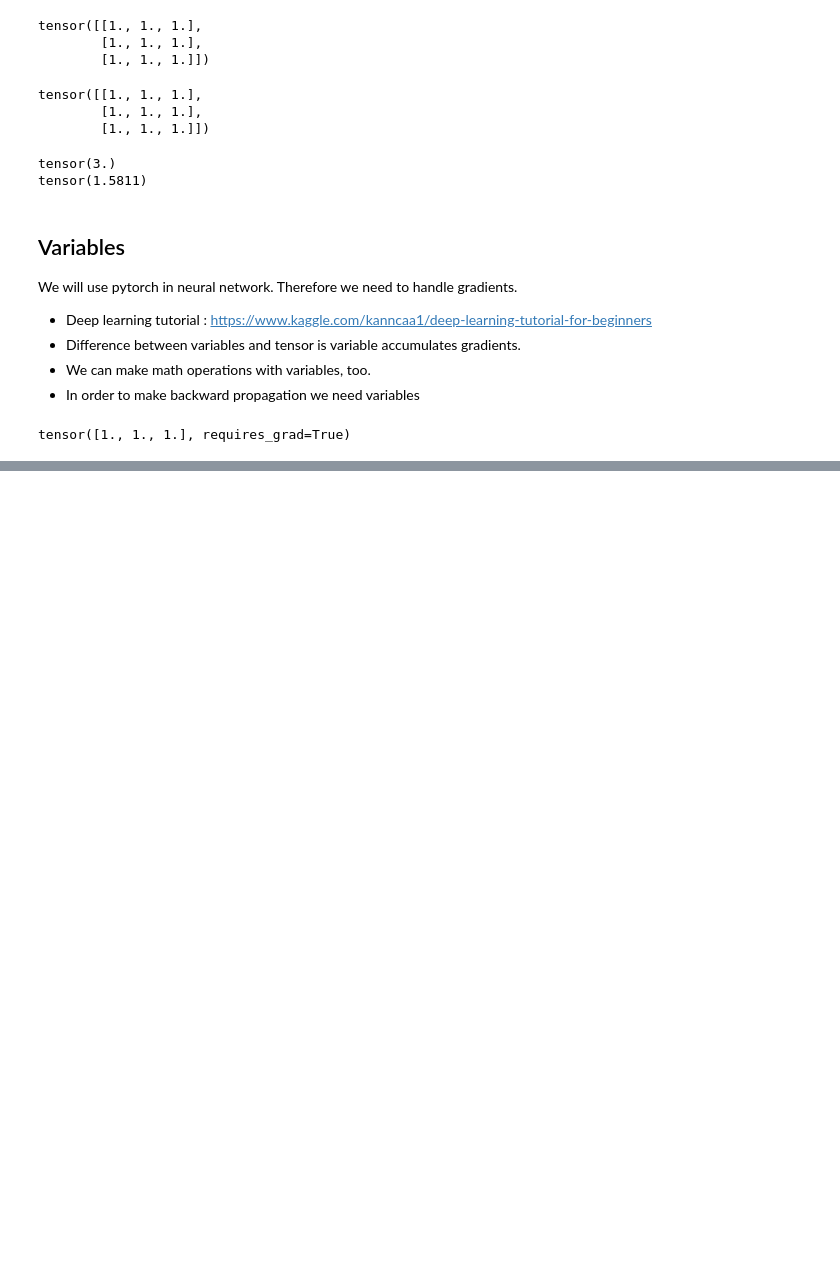
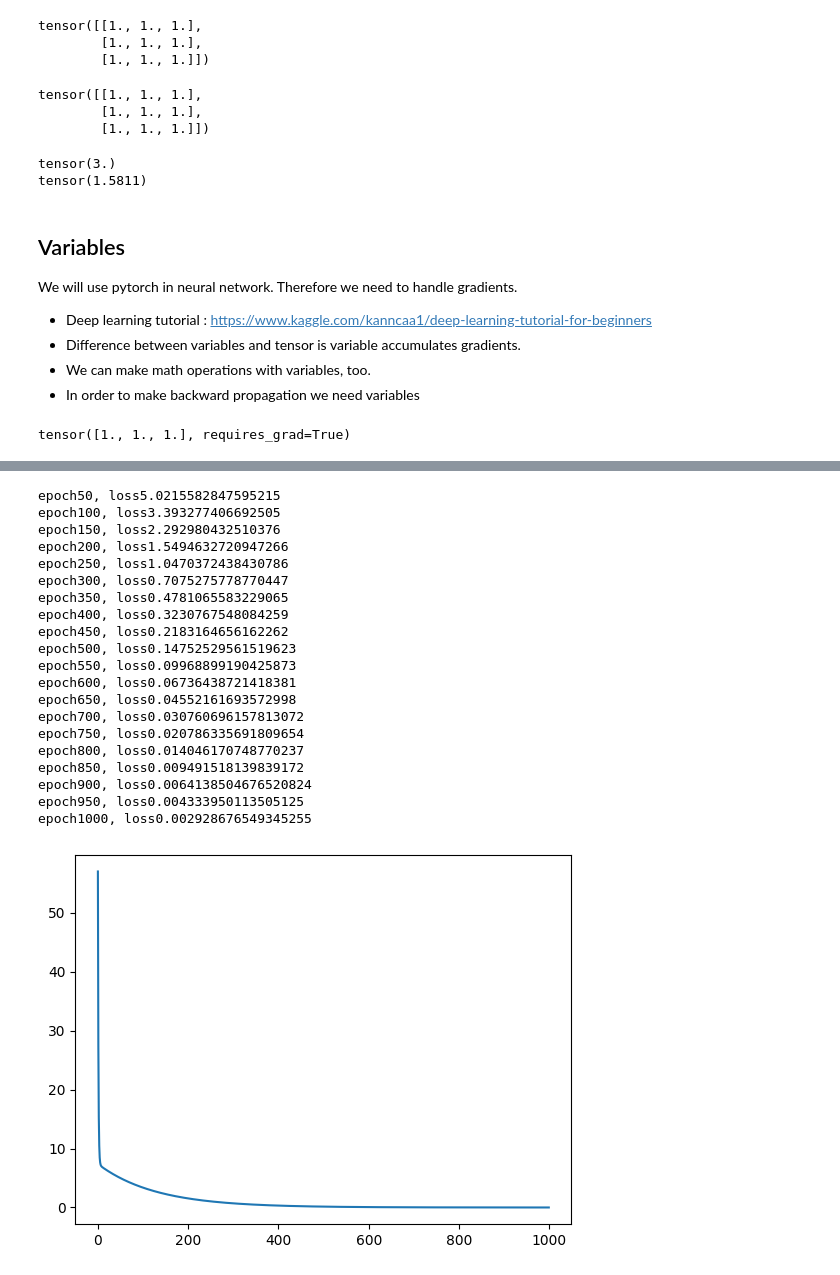
Before and after one commit to Jhyuny/Euron-5th-Mid-DL, a Jupyter notebook: 캐글필사.ipynb, the cells around one changed output, grey strips where cells are left out. Drawn from its saved outputs; the diff is of its cells as text; code cells hidden in the pictures; blank space fills up the shorter version.

```diff
--- a/캐글필사.ipynb
+++ b/캐글필사.ipynb
@@ -163,0 +227,75 @@ tensor([1., 1., 1.], requires_grad=True)
+# %%
+# linear regression with pytorch
+
+# libraries
+import torch
+from torch.autograd import Variable
+import torch.nn as nn
+import warnings
+warnings.filterwarnings("ignore") # 무시할 수 있는 수준의 warning은 무시한다
+
+# create class
+class LinearRegression(nn.Module):
+    def __init__(self, input_size, output_size):
+        # super function / can access everything in nn.Module
+        super(LinearRegression,self).__init__()
+        self.linear = nn.Linear(input_size, output_size) # nn.module의 nn.Linear를 linear로 사용
+
+    def forward(self,x):
+        return self.linear(x)
+
+# define model
+input_dim = 1
+output_dim = 1
+model = LinearRegression(input_dim, output_dim)
+
+# MSE
+mse = nn.MSELoss()
+
+# Optimizer
+learning_rate = 0.02
+optimizer = torch.optim.SGD(model.parameters(), lr = learning_rate)
+
+# train model
+lost_list = []
+iter_n = 1001
+for iter in range(1,iter_n):
+    optimizer.zero_grad() # initialization about model parameter
+    results = model(car_price_tensor) # prediction
+
+    loss = mse(results, number_of_car_sell_tensor)
+    loss.backward()
+
+    optimizer.step() # parameter update through optimizer
+    lost_list.append(loss.data)
+
+    # print loss
+    if (iter % 50 == 0):
+        print(f'epoch{iter}, loss{loss.data}')
+
+
+# visualization
+plt.plot(range(iter),lost_list)
+plt.show()
+# %% [output]
+epoch50, loss5.0215582847595215
+epoch100, loss3.393277406692505
+epoch150, loss2.292980432510376
+epoch200, loss1.5494632720947266
+epoch250, loss1.0470372438430786
+epoch300, loss0.7075275778770447
+epoch350, loss0.4781065583229065
+epoch400, loss0.3230767548084259
+epoch450, loss0.2183164656162262
+epoch500, loss0.14752529561519623
+epoch550, loss0.09968899190425873
+epoch600, loss0.06736438721418381
+epoch650, loss0.04552161693572998
+epoch700, loss0.030760696157813072
+epoch750, loss0.020786335691809654
+epoch800, loss0.014046170748770237
+epoch850, loss0.009491518139839172
+epoch900, loss0.0064138504676520824
+epoch950, loss0.004333950113505125
+epoch1000, loss0.002928676549345255
+[figure, added]
```
Also changed, not shown: parts of 26 cells of this notebook.
